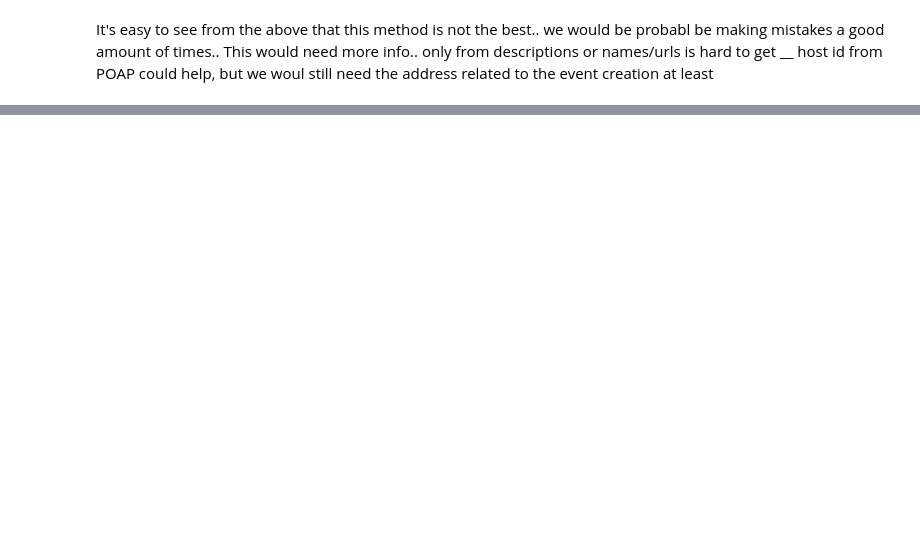
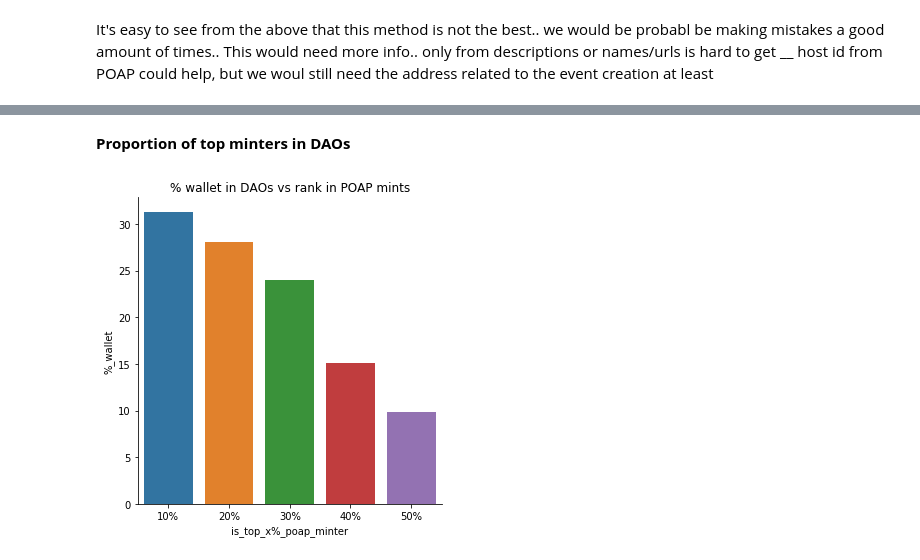
Before and after one commit to fmeiraf/poap_analysis, a Jupyter notebook: analysis/poap_user_analysis.ipynb, the cells around one changed output, grey strips where cells are left out. Cells and saved outputs as stored; diff of their text form; code cells hidden in the pictures; blank space fills up the shorter version.

```diff
--- a/analysis/poap_user_analysis.ipynb
+++ b/analysis/poap_user_analysis.ipynb
@@ -111,3 +111,17 @@ daomembers.head()
 | 2 | 0x0000000000e189dD664b9aB08a33C48... | Curve Finance | 7 | snapshot_proposal_creation |
 | 3 | 0x000000003f18B190E18246807295d00... | moonrat.finance | 1 | snapshot_proposal_creation |
 | 4 | 0x00000098e8b8cB65aC3E25Dc462368b... | PancakeSwap | 3 | snapshot_proposal_creation |
+# %%
+#getting DaoHaus votes and proposals
+
+#proposals
+dhprops = dh_proposals.groupby(['applicant_normalized', 'dao_name']).agg(count=('proposal_id', 'nunique')).reset_index()
+dhprops = dhprops.rename(columns={'applicant_normalized': 'address'})
+dhprops['type'] = 'daohaus_proposals'
+
+#votes
+dhvotes = dh_votes.groupby(['address_normalized', 'dao_name']).agg(count=('id', 'nunique')).reset_index()
+dhvotes = dhvotes.rename(columns={'address_normalized':'address'})
+dhvotes['type'] = 'daohaus_votes'
+
+daoactivity = pd.concat([daomembers, dhprops, dhvotes])
@@ -516,0 +616,13 @@ It's easy to see from the above that this method is not the best.. we would be p
+# %% [markdown]
+**Proportion of top minters in DAOs**
+# %%
+dps = poapdao.groupby(['is_top_x%_poap_minter', 'is_in_a_DAO']).agg(wallet_count=('address', 'nunique'))
+dps['%_wallet'] = (dps['wallet_count'] / dps.groupby(level=0).transform('sum')['wallet_count']) * 100
+dps = dps.reset_index()
+
+sns.catplot(data=dps.loc[(dps.is_in_a_DAO==True) & (dps['is_top_x%_poap_minter']!='')],
+            x='is_top_x%_poap_minter', y='%_wallet', kind='bar')
+plt.title('% wallet in DAOs vs rank in POAP mints')
+plt.show()
+# %% [output]
+[figure, added]
```
Also changed, not shown: parts of 51 cells of this notebook, 7 other files.
